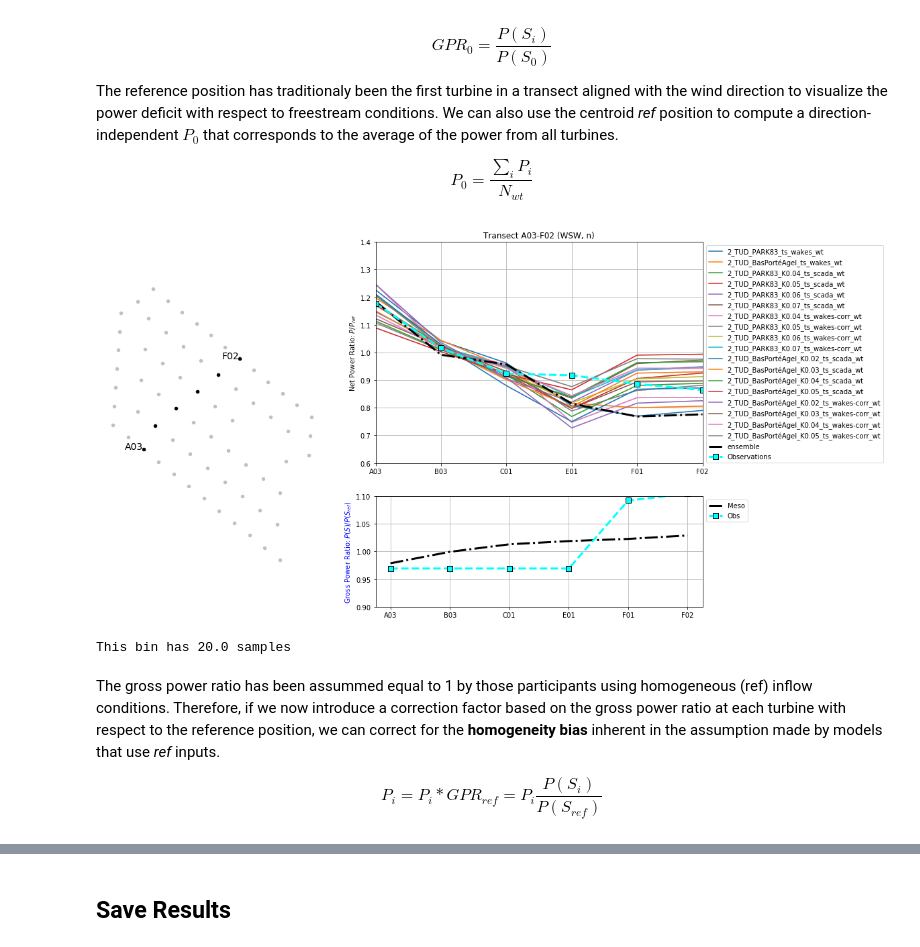
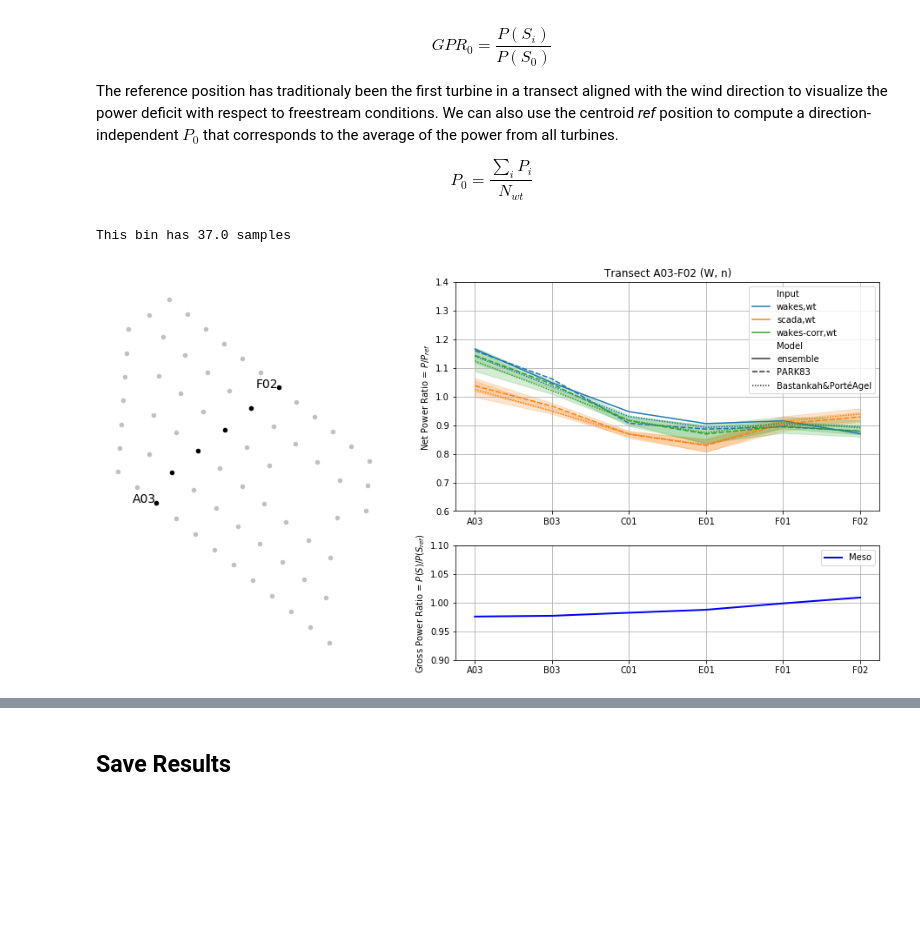
Before and after one commit to CENER-EPR/OWAbench, a Jupyter notebook: Dudgeon/Dudgeon_ArrayEfficiency.ipynb, the cells around one changed output, grey strips where cells are left out. Saved outputs shown, nothing was run; the diff lists cells and outputs as text; code cells hidden in the pictures; blank space fills up the shorter version.

Commit message:
moving to seaborn plots

```diff
--- a/Dudgeon/Dudgeon_ArrayEfficiency.ipynb
+++ b/Dudgeon/Dudgeon_ArrayEfficiency.ipynb
@@ -287,7 +296,8 @@ If no validation data is available, do code to code comparison by selecting a re
 # %%
-benchmark = [] #n_sim-1      # ref_sim = [] when you compare with validation data
+validation = False # "False" if no validation data is available or you want to do code-to-code comparison
+benchmark = 0      # benchmark simulation for code-to-code
 
-if not benchmark:
+if validation:
     print ("Your reference series is observations")
     bench_P = obs_P
     bench_P_std = obs_P_std
@@ -422,26 +432,6 @@ for isim in range(n_sim):
     mae_wt[isim] = np.absolute(bias_wt[isim])
 # %% [markdown]
 ## Plot results
-# %%
-# Here you can select which simulations to plot and highlight some of them
-
-#plotresults = list(range(0, n_sim))                          # all simulations
-
-#plotresults = ensemble.copy()                           # simulations participating in the ensemble
-#plotresults.append(n_sim-1)                               # add the ensemble
-
-#plotresults = [0,1,2,3,4,5,6,7,8,9,10,11,12,13,14,15,16,17,18,19,20,21,22,23,24,25,26,27] # for cherry peaking
-plotresults = [13,14,15,16,17,18,19,20,7,21,22,23,24,25,26,27,28,9,43] # for cherry peaking
-
-# use 'Label', 'ID' (anonymous) or any other column in the participants table to tag the simulations in the plots
-tags = 'Label'
-plotresultsname = [sims[tags][x] for x in plotresults]
-
-#highlight = ['dud00b','dud01a','dud01b','dud02b','dud05a','dud07b','dud08a','dud09a','dud12b','dud13']          # Highlight results in spagetti plots
-#highlight = ['dud00a','dud00b','dud07a','dud07b','dud07c','dud09a']          # Highlight results in spagetti plots
-highlight = ['dud02b','dud02d','dud02h','dud02i','dud02j','dud02k','dud02l',
-             'dud02m','dud02n','dud02o','dud02p','dud02q','dud02r','dud02s',
-             'dud02t','dud02u','dud02v','dud02w']          # Highlight results in spagetti plots
 # %% [markdown]
 ### Wind farm metrics
 # %%
@@ -586,32 +546,27 @@ The reference position has traditionaly been the first turbine in a transect ali
 
 $$ P_0 = \frac{\sum_{i}P_i}{N_{wt}} $$
 # %%
-WDbin = 'WSW'
+WDbin = 'W'
 zLbin = 'n'
 
 # WSW transect
 wt_list = ['A03','B03','C01','E01','F01','F02']
 
 # Plot net power ratio
 data =   sim_P.loc[:,:,WDbin,zLbin].to_pandas()
 val_data = bench_P.loc[:,WDbin,zLbin].to_pandas()
 meso_data = meso_P.loc[:,WDbin,zLbin].to_pandas()
 obsPfree_data = obs_Pfree.loc[:,WDbin,zLbin].to_pandas()
 
 ylim1 = [0.6,1.4] # y-axis limits for net power ratio
 ylim2 = [0.9,1.1] # y-axis limits for gross power ratio
-figsize = (16,10)
-wtref = 'ref'     # reference position to compute power ratios (= 'ref' for mean wind farm power to have the s)
+figsize = (16,8)
+wtnorm = 'ref'     # reference position to compute power ratios
+                  #(= 'ref' for mean wind farm power to have the same reference for all plots)
 
-sim_name = sims[sims['ID'].isin(highlight)]['Label'].tolist() # labels to use in the plot
-
-plot_transect(data.iloc[plotresults],val_data,meso_data,obsPfree_data,wt_list,turbines,Drot,
-              sim_name,WDbin,zLbin,highlight,ylim1,ylim2,figsize,wtref);
+plot_transect(data,val_data,meso_data,obsPfree_data,wt_list,turbines,Drot,
+              sims,plotresults,WDbin,zLbin,highlight,ylim1,ylim2,figsize,wtnorm, validation);
 print('This bin has {} samples'.format(N_WDzL_speed.loc[WDbin,zLbin]))
 # %% [output]
+This bin has 37.0 samples
-[figure, old version]
+[figure, new version]
-This bin has 20.0 samples
-# %% [markdown]
-The gross power ratio has been assummed equal to 1 by those participants using homogeneous (ref) inflow conditions. Therefore, if we now introduce a correction factor based on the gross power ratio at each turbine with respect to the reference position, we can correct for the **homogeneity bias** inherent in the assumption made by models that use *ref* inputs.
-
-$$ P_i = P_i*GPR_{ref} = P_i\frac{P(S_{i})}{P(S_{ref})} $$
```
Also changed, not shown: parts of 16 cells of this notebook, 1 other file.
